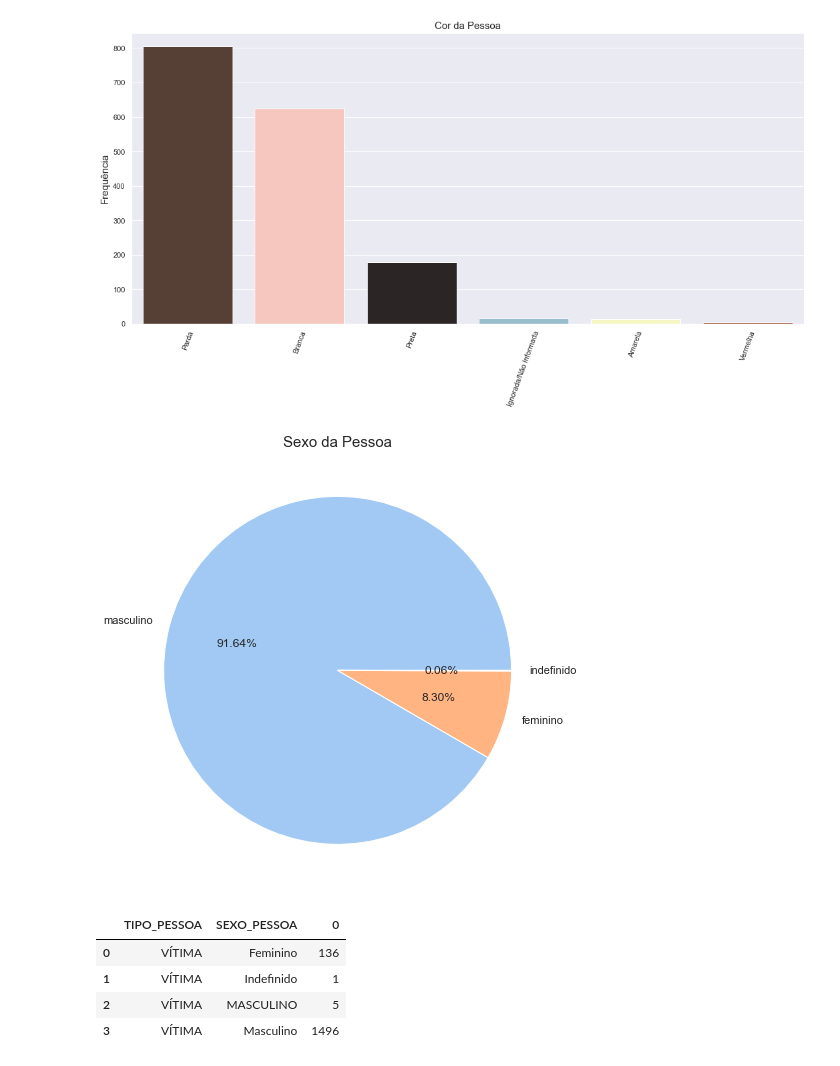
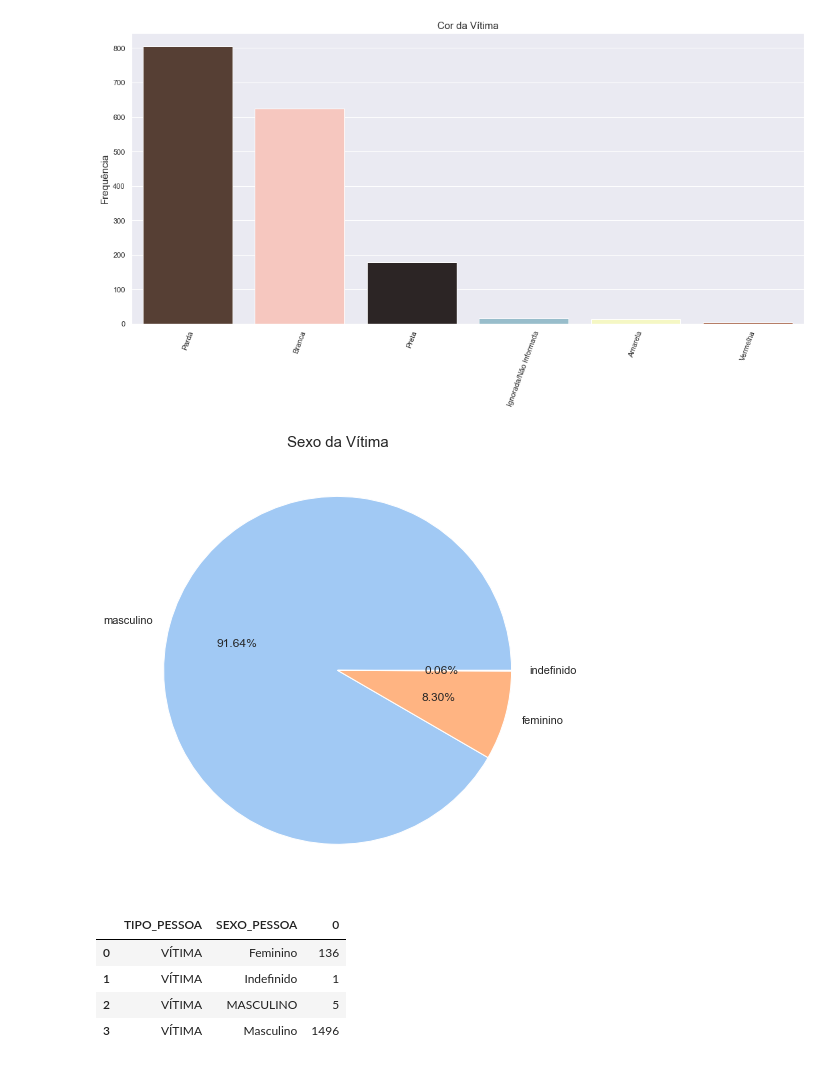
Before and after one commit to LucaNoto/PF_CoderHouse, a Jupyter notebook: Crimes_AnaliseUnivariadaLucaNoto.ipynb, the cells around one changed output. Saved outputs shown, nothing was run; the diff lists cells and outputs as text; code cells hidden in the pictures.

```diff
--- a/Crimes_AnaliseUnivariadaLucaNoto.ipynb
+++ b/Crimes_AnaliseUnivariadaLucaNoto.ipynb
@@ -98,17 +98,17 @@ plt.show()
 # %%
 sex_counts = dfClean.SEXO_PESSOA.str.strip().str.lower().value_counts()
 
 sns.set(rc={'figure.figsize':(18,8)})
 
 x = list(sex_counts.keys())
 y = list(sex_counts.values)
 plt.pie(y,labels=x,colors = sns.color_palette('pastel')[0:len(x)], autopct='%.2f%%')
 plt.xticks(rotation=70)
-plt.title("Sexo da Pessoa", fontdict = {'fontsize': 15})
+plt.title("Sexo da Vítima", fontdict = {'fontsize': 15})
 
 plt.show()
 # %% [output]
-[figure, old version]
+[figure, new version]
 # %%
 sexo_pessoa = dfClean.groupby(['TIPO_PESSOA','SEXO_PESSOA']).size().reset_index()
 sexo_pessoa
```
Also changed, not shown: parts of 7 cells of this notebook.
